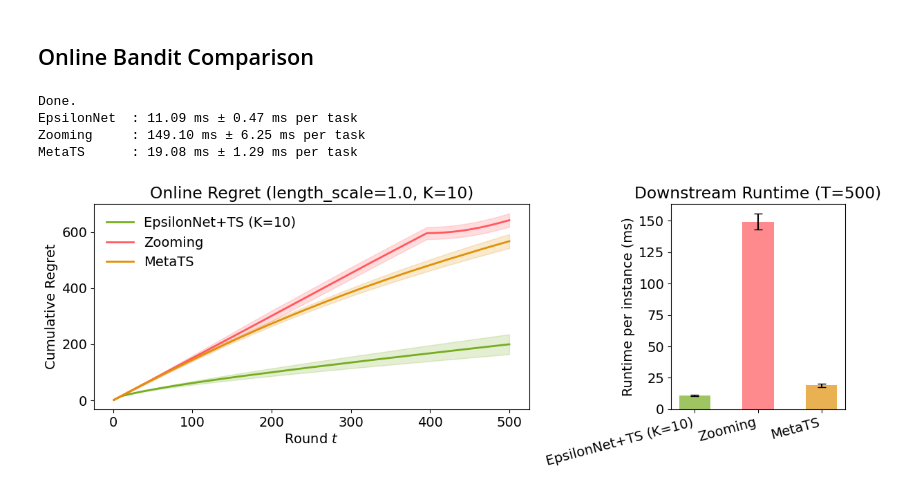
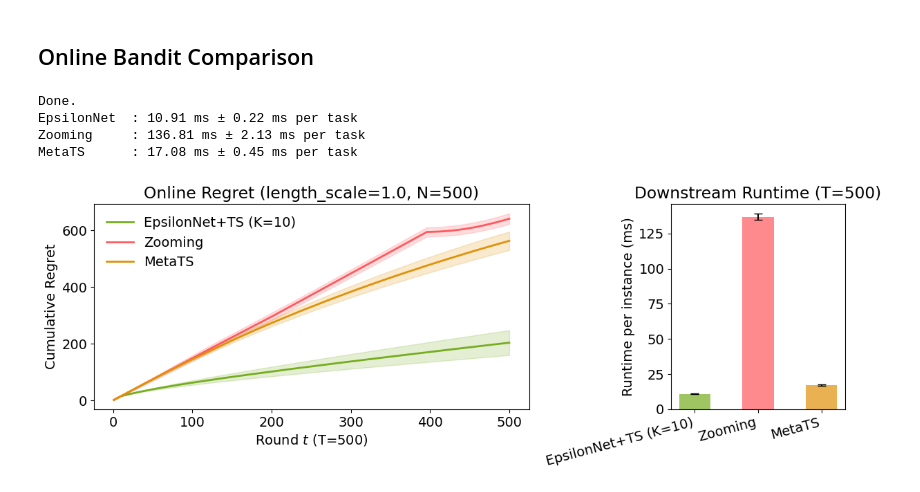
Before and after one commit to Quan-Zhou/Meta-RL-Representative-Action-Selection, a Jupyter notebook: Meta-Bandit/RKHSFigure3.ipynb, the cells around one changed output. Cells and saved outputs as stored; diff of their text form; code cells hidden in the pictures.

```diff
--- a/Meta-Bandit/RKHSFigure3.ipynb
+++ b/Meta-Bandit/RKHSFigure3.ipynb
@@ -56,7 +56,7 @@ for trial in range(num_trials):
     # --- Meta-training ---
     meta_f = gp.samples(size=K)
     # subset = np.unique(np.argmax(meta_f, axis=1))
-    subset = gp.algorithm(num_rounds=500)
+    subset = gp.algorithm(num_rounds=300)
     while len(subset) < K:
         extra = gp.samples(size=K - len(subset))
         subset = np.unique(np.append(subset, np.argmax(extra, axis=1)))
@@ -91,9 +91,9 @@ for m, label in [('epsilon', 'EpsilonNet'), ('zooming', 'Zooming'), ('metats', '
     print(f'{label:12s}: {runtimes[m].mean()*1e3:.2f} ms ± {runtimes[m].std()*1e3:.2f} ms per task')
 # %% [output]
 Done.
-EpsilonNet  : 11.09 ms ± 0.47 ms per task
-Zooming     : 149.10 ms ± 6.25 ms per task
-MetaTS      : 19.08 ms ± 1.29 ms per task
+EpsilonNet  : 10.91 ms ± 0.22 ms per task
+Zooming     : 136.81 ms ± 2.13 ms per task
+MetaTS      : 17.08 ms ± 0.45 ms per task
 # %%
 import matplotlib as mpl
 mpl.rcParams['pdf.fonttype'] = 42
@@ -109,33 +109,33 @@ colors = {'epsilon': '#76ad1f', 'zooming': '#ff595e', 'metats': '#E19107FF'}
 
 fig, (ax1, ax2) = plt.subplots(1, 2, figsize=(12, 4.5),
                                gridspec_kw={'width_ratios': [2.5, 1]})
 
 # --- Left: cumulative regret curves ---
 for m in methods:
     mean = results[m].mean(axis=0)
     std  = results[m].std(axis=0)
     ax1.plot(range(1, T + 1), mean, label=labels[m], color=colors[m], linewidth=2)
     ax1.fill_between(range(1, T + 1), mean - std, mean + std,
                      alpha=0.2, color=colors[m])
-ax1.set_xlabel('Round $t$')
+ax1.set_xlabel('Round $t$ (T=500)')
 ax1.set_ylabel('Cumulative Regret')
-ax1.set_title(f'Online Regret (length_scale={length_scale}, K={K})')
+ax1.set_title(f'Online Regret (length_scale={length_scale}, N=500)')
 ax1.legend(framealpha=0)
 
 # --- Right: runtime bar chart (ms per downstream task) ---
 x = np.arange(len(methods))
 means_rt = np.array([runtimes[m].mean() * 1e3 for m in methods])
 stds_rt  = np.array([runtimes[m].std()  * 1e3 for m in methods])
 ax2.bar(x, means_rt, yerr=stds_rt, capsize=4,
         color=[colors[m] for m in methods], alpha=0.7, width=0.5)
 ax2.set_xticks(x)
 ax2.set_xticklabels([labels[m] for m in methods], rotation=15, ha='right')
 ax2.set_ylabel('Runtime per instance (ms)')
 ax2.set_title(f'Downstream Runtime (T={T})')
 
 plt.tight_layout()
 plt.savefig('RKHS_online_regret.pdf', format='pdf', bbox_inches='tight',
             pad_inches=0, transparent=True)
 plt.show()
 # %% [output]
-[figure, old version]
+[figure, new version]
```
Also changed, not shown: parts of 1 cell of this notebook, 1 other file.
